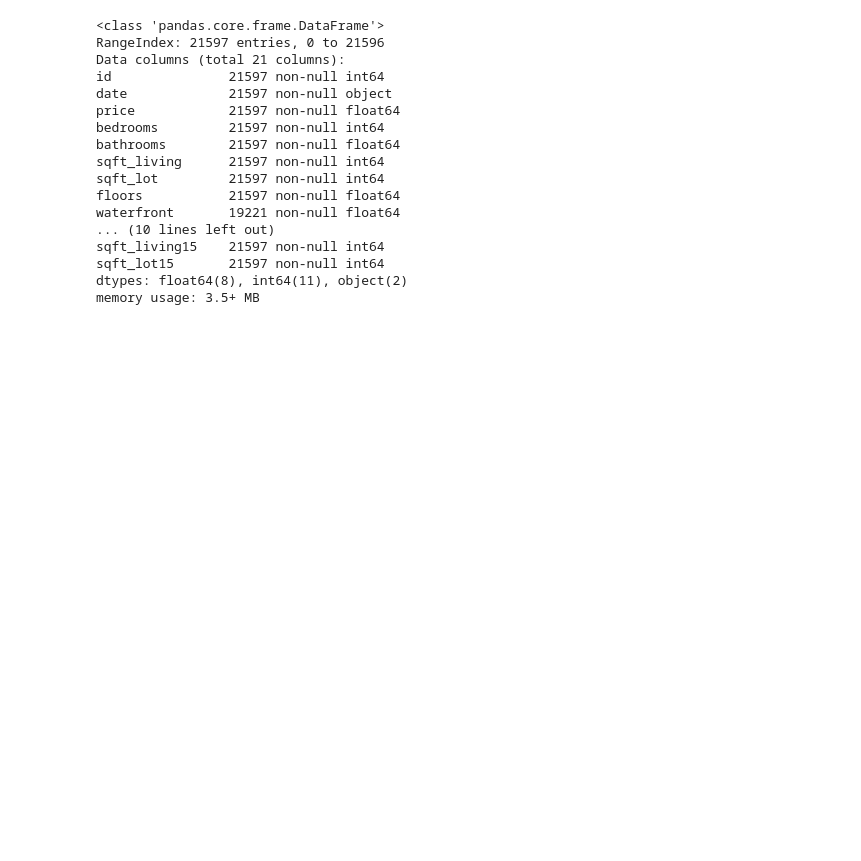
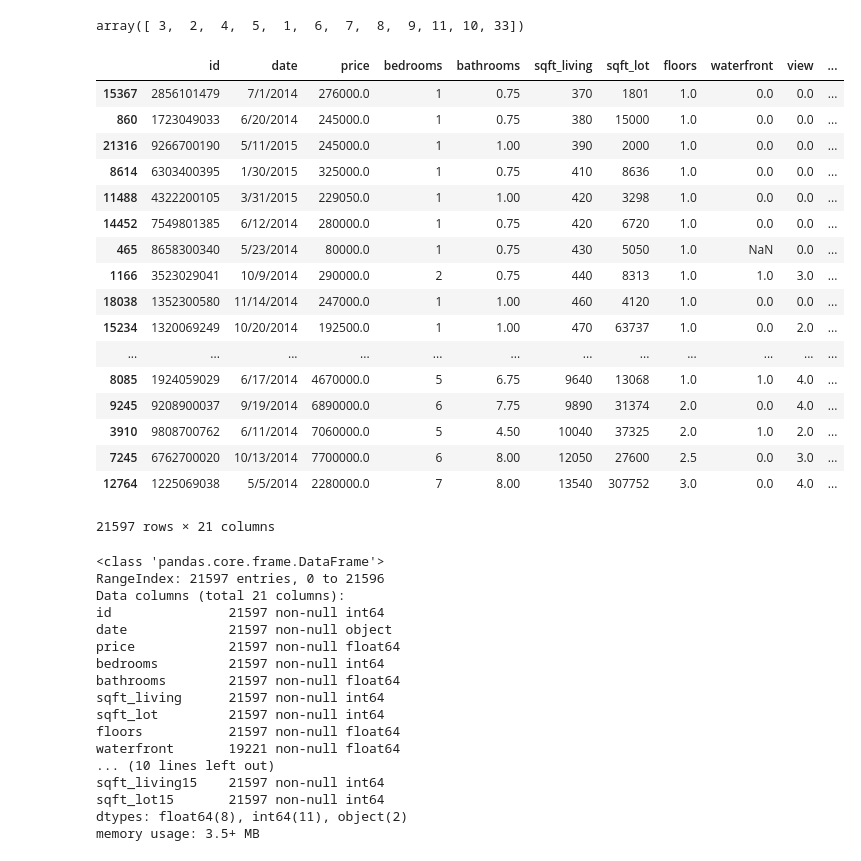
Before and after one commit to flatiron-data-science/dsc-1-final-project, a Jupyter notebook: model_practice.ipynb, the cells around one changed output. Saved outputs shown, nothing was run; the diff lists cells and outputs as text; code cells hidden in the pictures; blank space fills up the shorter version.

```diff
--- a/model_practice.ipynb
+++ b/model_practice.ipynb
@@ -12,6 +12,31 @@ linreg = LinearRegression()
 from matplotlib import pyplot as plt
 # %%
 df = pd.read_csv('kc_house_data.csv')
+# %%
+df.bedrooms.unique()
+# %% [output]
+array([ 3,  2,  4,  5,  1,  6,  7,  8,  9, 11, 10, 33])
+# %%
+df.sort_values('sqft_living')
+# %% [output]
+|  | id | date | price | bedrooms | bathrooms | sqft_living | sqft_lot | floors | waterfront | view | ... |
+| 15367 | 2856101479 | 7/1/2014 | 276000.0 | 1 | 0.75 | 370 | 1801 | 1.0 | 0.0 | 0.0 | ... |
+| 860 | 1723049033 | 6/20/2014 | 245000.0 | 1 | 0.75 | 380 | 15000 | 1.0 | 0.0 | 0.0 | ... |
+| 21316 | 9266700190 | 5/11/2015 | 245000.0 | 1 | 1.00 | 390 | 2000 | 1.0 | 0.0 | 0.0 | ... |
+| 8614 | 6303400395 | 1/30/2015 | 325000.0 | 1 | 0.75 | 410 | 8636 | 1.0 | 0.0 | 0.0 | ... |
+| 11488 | 4322200105 | 3/31/2015 | 229050.0 | 1 | 1.00 | 420 | 3298 | 1.0 | 0.0 | 0.0 | ... |
+| 14452 | 7549801385 | 6/12/2014 | 280000.0 | 1 | 0.75 | 420 | 6720 | 1.0 | 0.0 | 0.0 | ... |
+| 465 | 8658300340 | 5/23/2014 | 80000.0 | 1 | 0.75 | 430 | 5050 | 1.0 | NaN | 0.0 | ... |
+| 1166 | 3523029041 | 10/9/2014 | 290000.0 | 2 | 0.75 | 440 | 8313 | 1.0 | 1.0 | 3.0 | ... |
+| 18038 | 1352300580 | 11/14/2014 | 247000.0 | 1 | 1.00 | 460 | 4120 | 1.0 | 0.0 | 0.0 | ... |
+| 15234 | 1320069249 | 10/20/2014 | 192500.0 | 1 | 1.00 | 470 | 63737 | 1.0 | 0.0 | 2.0 | ... |
+| ... | ... | ... | ... | ... | ... | ... | ... | ... | ... | ... | ... |
+| 8085 | 1924059029 | 6/17/2014 | 4670000.0 | 5 | 6.75 | 9640 | 13068 | 1.0 | 1.0 | 4.0 | ... |
+| 9245 | 9208900037 | 9/19/2014 | 6890000.0 | 6 | 7.75 | 9890 | 31374 | 2.0 | 0.0 | 4.0 | ... |
+| 3910 | 9808700762 | 6/11/2014 | 7060000.0 | 5 | 4.50 | 10040 | 37325 | 2.0 | 1.0 | 2.0 | ... |
+| 7245 | 6762700020 | 10/13/2014 | 7700000.0 | 6 | 8.00 | 12050 | 27600 | 2.5 | 0.0 | 3.0 | ... |
+| 12764 | 1225069038 | 5/5/2014 | 2280000.0 | 7 | 8.00 | 13540 | 307752 | 3.0 | 0.0 | 4.0 | ... |
+21597 rows × 21 columns
 # %%
 df.info()
 # %% [output]
```
Also changed, not shown: 1 other file.
